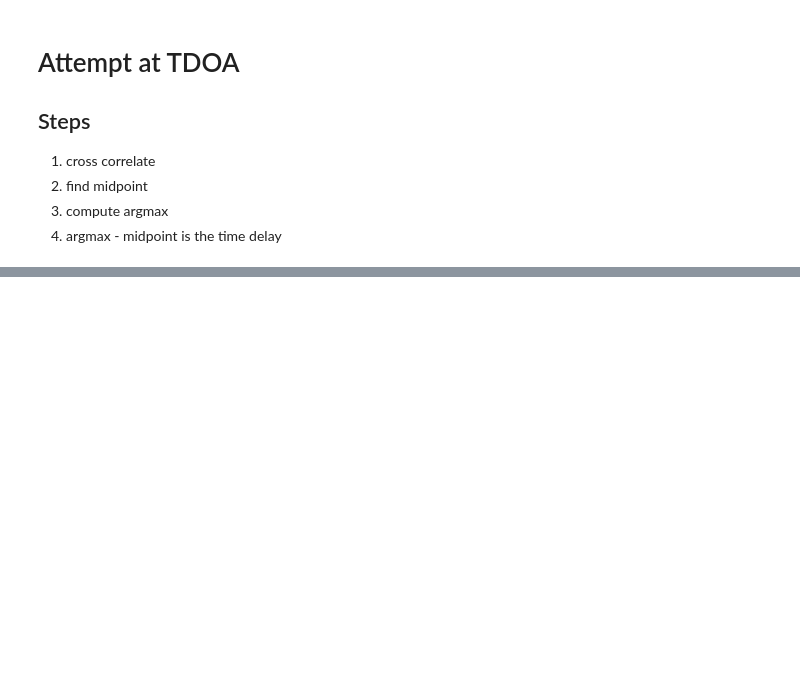
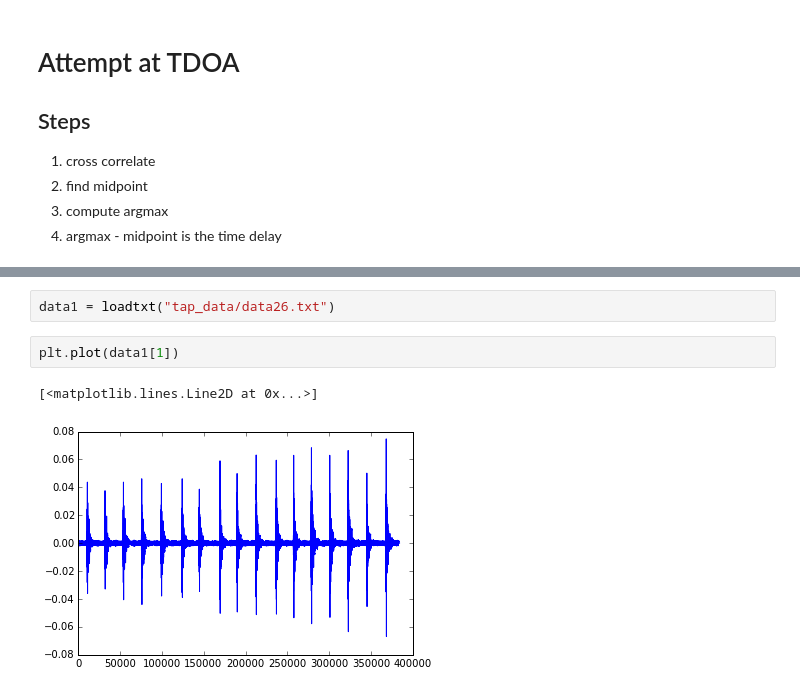
Before and after one commit to mvcisback/damped_waveguide, a Jupyter notebook: tdoa.ipynb, the cells around one changed output, grey strips where cells are left out. Saved outputs shown, nothing was run; the diff lists cells and outputs as text; blank space fills up the shorter version.

```diff
--- a/tdoa.ipynb
+++ b/tdoa.ipynb
@@ -144,0 +85,7 @@ OFFSET/SAMPLE_RATE
+# %%
+data1 = loadtxt("tap_data/data26.txt")
+# %%
+plt.plot(data1[1])
+# %% [output]
+[<matplotlib.lines.Line2D at 0x...>]
+[figure, added]
```
Also changed, not shown: parts of 18 cells of this notebook.
